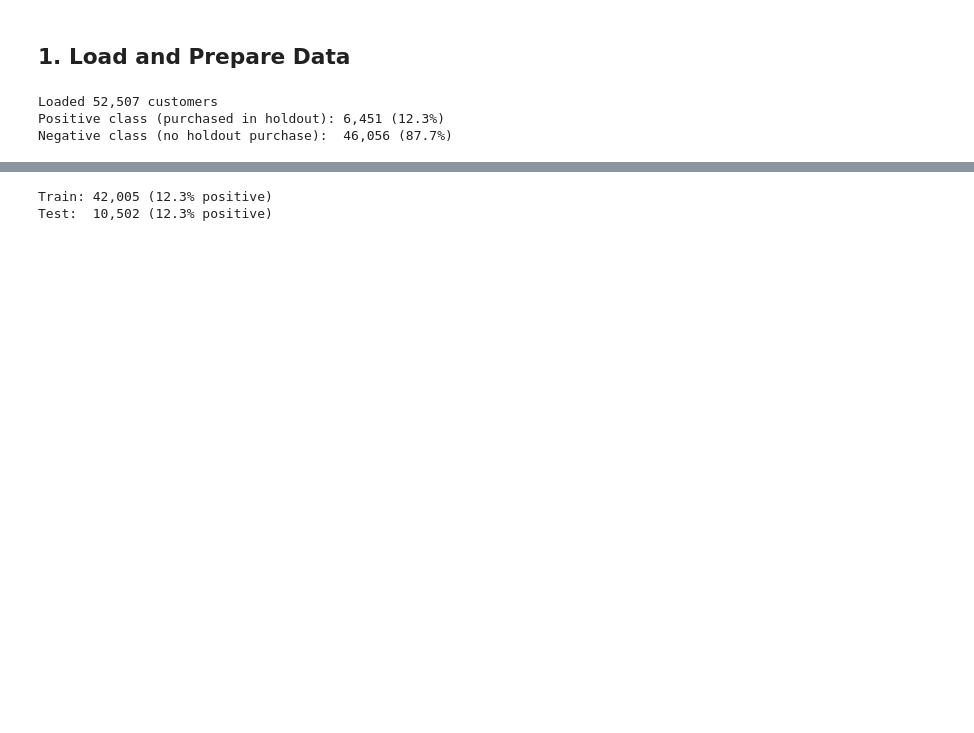
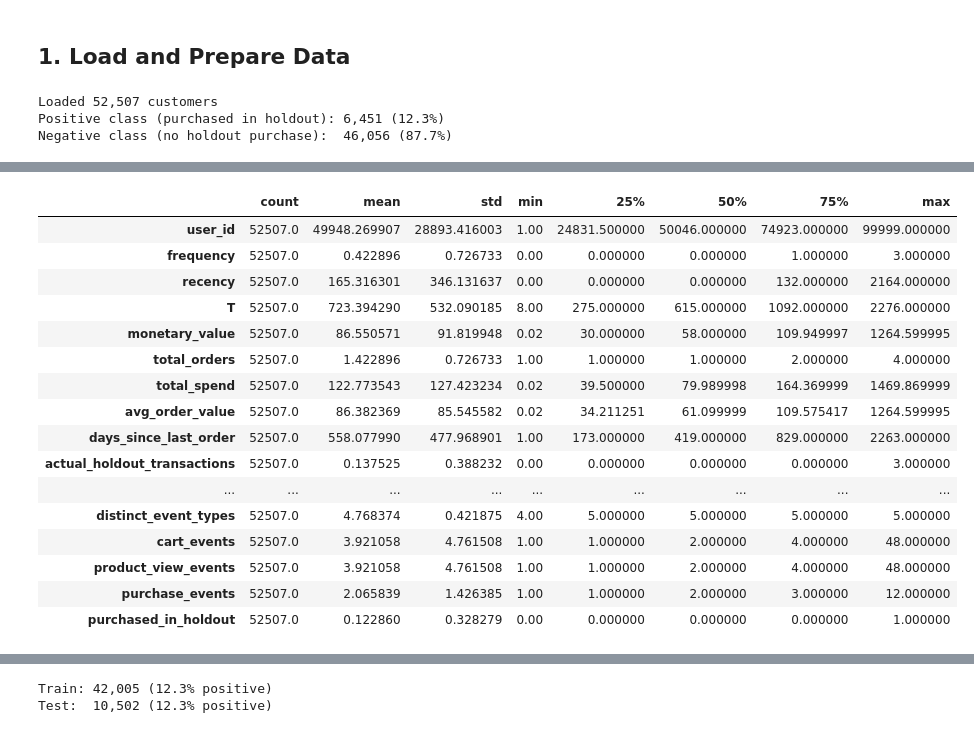
Before and after one commit to dsyhub/customer-lifetime-value-prediction, a Jupyter notebook: notebooks/02_purchase_propensity.ipynb, the cells around one changed output, grey strips where cells are left out. Drawn from its saved outputs; the diff is of its cells as text; code cells hidden in the pictures; blank space fills up the shorter version.

```diff
--- a/notebooks/02_purchase_propensity.ipynb
+++ b/notebooks/02_purchase_propensity.ipynb
@@ -57,0 +65,20 @@ Negative class (no holdout purchase):  46,056 (87.7%)
+# %%
+df.describe().T
+# %% [output]
+|  | count | mean | std | min | 25% | 50% | 75% | max |
+| user_id | 52507.0 | 49948.269907 | 28893.416003 | 1.00 | 24831.500000 | 50046.000000 | 74923.000000 | 99999.000000 |
+| frequency | 52507.0 | 0.422896 | 0.726733 | 0.00 | 0.000000 | 0.000000 | 1.000000 | 3.000000 |
+| recency | 52507.0 | 165.316301 | 346.131637 | 0.00 | 0.000000 | 0.000000 | 132.000000 | 2164.000000 |
+| T | 52507.0 | 723.394290 | 532.090185 | 8.00 | 275.000000 | 615.000000 | 1092.000000 | 2276.000000 |
+| monetary_value | 52507.0 | 86.550571 | 91.819948 | 0.02 | 30.000000 | 58.000000 | 109.949997 | 1264.599995 |
+| total_orders | 52507.0 | 1.422896 | 0.726733 | 1.00 | 1.000000 | 1.000000 | 2.000000 | 4.000000 |
+| total_spend | 52507.0 | 122.773543 | 127.423234 | 0.02 | 39.500000 | 79.989998 | 164.369999 | 1469.869999 |
+| avg_order_value | 52507.0 | 86.382369 | 85.545582 | 0.02 | 34.211251 | 61.099999 | 109.575417 | 1264.599995 |
+| days_since_last_order | 52507.0 | 558.077990 | 477.968901 | 1.00 | 173.000000 | 419.000000 | 829.000000 | 2263.000000 |
+| actual_holdout_transactions | 52507.0 | 0.137525 | 0.388232 | 0.00 | 0.000000 | 0.000000 | 0.000000 | 3.000000 |
+| ... | ... | ... | ... | ... | ... | ... | ... | ... |
+| distinct_event_types | 52507.0 | 4.768374 | 0.421875 | 4.00 | 5.000000 | 5.000000 | 5.000000 | 5.000000 |
+| cart_events | 52507.0 | 3.921058 | 4.761508 | 1.00 | 1.000000 | 2.000000 | 4.000000 | 48.000000 |
+| product_view_events | 52507.0 | 3.921058 | 4.761508 | 1.00 | 1.000000 | 2.000000 | 4.000000 | 48.000000 |
+| purchase_events | 52507.0 | 2.065839 | 1.426385 | 1.00 | 1.000000 | 2.000000 | 3.000000 | 12.000000 |
+| purchased_in_holdout | 52507.0 | 0.122860 | 0.328279 | 0.00 | 0.000000 | 0.000000 | 0.000000 | 1.000000 |
```
Also changed, not shown: parts of 31 cells of this notebook, 7 other files.
